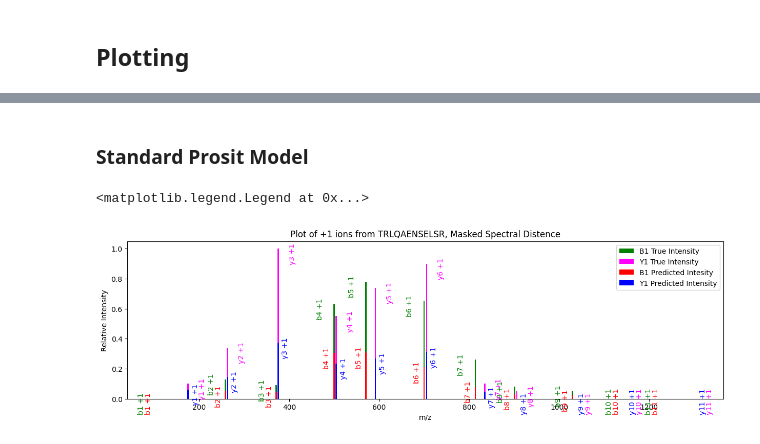
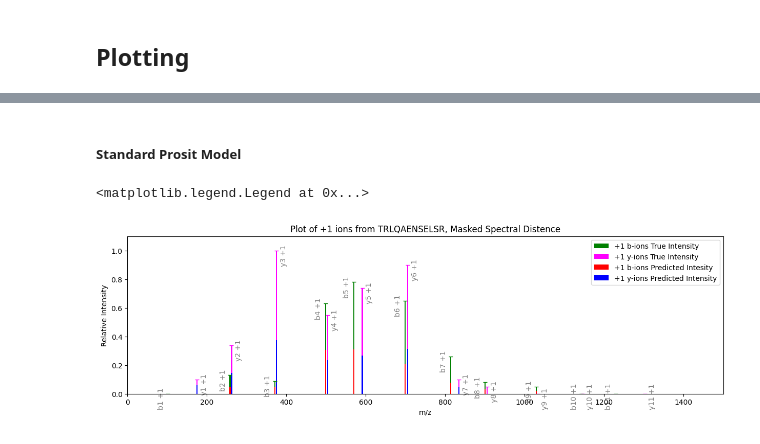
Before and after one commit to Saphcas/dlomix-uncertainty-aware, a Jupyter notebook: notebooks/uncertainty_aware_plotting_examples/plotting_ua_vs_msd.ipynb, the cells around one changed output, grey strips where cells are left out. Cells and saved outputs as stored; diff of their text form; code cells hidden in the pictures.

```diff
--- a/notebooks/uncertainty_aware_plotting_examples/plotting_ua_vs_msd.ipynb
+++ b/notebooks/uncertainty_aware_plotting_examples/plotting_ua_vs_msd.ipynb
@@ -554,26 +812,31 @@ fig, ax = plt.subplots(figsize=(15,4))
 
 plt.xlabel('m/z')
 plt.ylabel('Relative Intensity')
-plt.title(f'Plot of +1 ions from {sequence}, True Values')
+plt.title(f'Plot of +1 ions from {e1_sequence}, True Values')
 
-plt.bar(b1_mz, b1_ions_true, width=3, color='g')
-for xi, yi, text, in zip(b1_mz, b1_ions_true, b1_point_labl):
+plt.bar(e1_b1_mz, e1_b1_ions_true, width=3, color='g', label='+1 b-ions True Intensity')
+for xi, yi, text, in zip(e1_b1_mz, e1_b1_ions_true, e1_b1_point_labl):
     ax.annotate(
         text,
         xy = (xi, yi), xycoords='data',
         xytext = (-15, -20), textcoords = 'offset points',
-        rotation = 'vertical', color = 'g'
+        rotation = 'vertical', color = 'black', alpha=0.5
     )
 
-plt.bar(y1_mz, y1_ions_true, width=3, color='magenta')
-for xi, yi, text, in zip(y1_mz, y1_ions_true, y1_point_labl):
+plt.bar(e1_y1_mz, e1_y1_ions_true, width=3, color='magenta', label='+1 y-ions True Intensity')
+for xi, yi, text, in zip(e1_y1_mz, e1_y1_ions_true, e1_y1_point_labl):
     ax.annotate(
         text,
         xy = (xi, yi), xycoords='data',
         xytext = (5, -20), textcoords = 'offset points',
-        rotation = 'vertical', color = 'magenta'
+        rotation = 'vertical', color = 'black', alpha=0.5
     )
 
+plt.plot(e1_b1_mz, e1_b1_ions_true, '_', color='g')
+plt.plot(e1_y1_mz, e1_y1_ions_true, '_', color='magenta')
+
+plt.xlim(0, 1500)
+plt.ylim(0, 1.1)
 plt.legend()
 # %% [output]
 <matplotlib.legend.Legend at 0x...>
@@ -675,50 +934,40 @@ plt.legend()
 # %% [markdown]
-### Standard Prosit Model
+##### Standard Prosit Model
 # %%
 fig, ax = plt.subplots(figsize=(15,4))
 
 plt.xlabel('m/z')
 plt.ylabel('Relative Intensity')
-plt.title(f'Plot of +1 ions from {sequence}, Masked Spectral Distence')
+plt.title(f'Plot of +1 ions from {e1_sequence}, Masked Spectral Distence')
 
-plt.bar(b1_mz, b1_MSD_ions_true, width=3, color='g', label='B1 True Intensity')
-for xi, yi, text, in zip(b1_mz, b1_MSD_ions_true, b1_point_labl):
-    ax.annotate(
-        text,
-        xy = (xi, yi), xycoords='data',
-        xytext = (-25, -20), textcoords = 'offset points',
-        rotation = 'vertical', color = 'g'
-    )
-
-plt.bar(y1_mz, y1_MSD_ions_true, width=3, color='magenta', label='Y1 True Intensity')
-for xi, yi, text, in zip(y1_mz, y1_MSD_ions_true, y1_point_labl):
-    ax.annotate(
-        text,
-        xy = (xi, yi), xycoords='data',
-        xytext = (15, -20), textcoords = 'offset points',
-        rotation = 'vertical', color = 'magenta'
-    )
-
-plt.bar(b1_mz, b1_MSD_ions_mean, width=3, color='r', label='B1 Predicted Intesity')
-for xi, yi, text, in zip(b1_mz, b1_MSD_ions_mean, b1_point_labl):
+plt.bar(e1_b1_mz, e1_b1_MSD_ions_true, width=3, color='g', label='+1 b-ions True Intensity')
+for xi, yi, text, in zip(e1_b1_mz, e1_b1_MSD_ions_true, e1_b1_point_labl):
     ax.annotate(
         text,
         xy = (xi, yi), xycoords='data',
         xytext = (-15, -20), textcoords = 'offset points',
-        rotation = 'vertical', color = 'r'
+        rotation = 'vertical', color = 'black', alpha=0.5
     )
 
-plt.bar(y1_mz, y1_MSD_ions_mean, width=3, color='b', label='Y1 Predicted Intensity')
-for xi, yi, text, in zip(y1_mz, y1_MSD_ions_mean, y1_point_labl):
+plt.bar(e1_y1_mz, e1_y1_MSD_ions_true, width=3, color='magenta', label='+1 y-ions True Intensity')
+for xi, yi, text, in zip(e1_y1_mz, e1_y1_MSD_ions_true, e1_y1_point_labl):
     ax.annotate(
         text,
         xy = (xi, yi), xycoords='data',
         xytext = (5, -20), textcoords = 'offset points',
-        rotation = 'vertical', color = 'b'
+        rotation = 'vertical', color = 'black', alpha=0.5
     )
 
+plt.bar(e1_b1_mz, e1_b1_MSD_ions_mean, width=3, color='r', label='+1 b-ions Predicted Intesity')
+plt.bar(e1_y1_mz, e1_y1_MSD_ions_mean, width=3, color='b', label='+1 y-ions Predicted Intensity')
+
+
+plt.plot(e1_b1_mz, e1_b1_ions_true, '_', color='g')
+plt.plot(e1_y1_mz, e1_y1_ions_true, '_', color='magenta')
+
+plt.xlim(0, 1500)
+plt.ylim(0, 1.1)
 plt.legend()
-#plt.bar(y_mz, y_MSD_ions_mean, color='b')
 # %% [output]
 <matplotlib.legend.Legend at 0x...>
-[figure, old version]
+[figure, new version]
```
Also changed, not shown: parts of 113 cells of this notebook, 1 other file.
